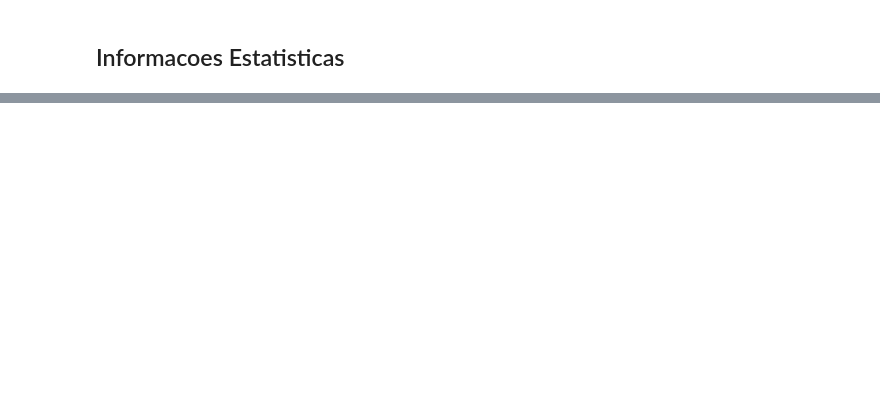
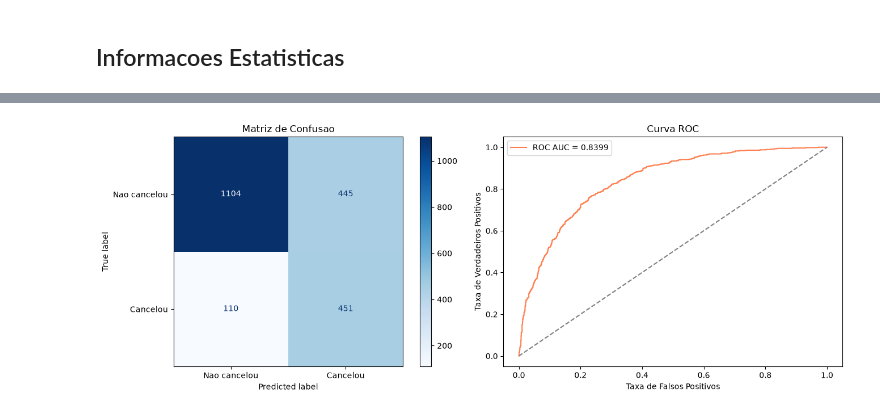
Before and after one commit to Gusta9s/Tech_Challenge_Churn_Prediction, a Jupyter notebook: notebooks/regressao_logistica/historico/V1-Analise_Exploratoria_de_Dados.ipynb, the cells around one changed output, grey strips where cells are left out. Drawn from its saved outputs; the diff is of its cells as text; code cells hidden in the pictures; blank space fills up the shorter version.

Commit message:
feat(V1): Primeiro notebook de testes finalizado

```diff
--- a/notebooks/regressao_logistica/historico/V1-Analise_Exploratoria_de_Dados.ipynb
+++ b/notebooks/regressao_logistica/historico/V1-Analise_Exploratoria_de_Dados.ipynb
@@ -236,0 +412,7 @@ dataframe_de_churn_inicial_colunas_sensiveis_removidas.head(n=100)
+# %%
+X = dataframe_de_churn_missing_values_aplicado.drop(columns=["target"])
+y = dataframe_de_churn_missing_values_aplicado["target"]
+
+X_train, X_test, y_train, y_test = train_test_split(X, y, test_size=0.3, random_state=42)
+
+print(f"X_train: {X_train.shape}, X_test: {X_test.shape}, y_train: {y_train.shape}, y_test: {y_test.shape}")
@@ -236,0 +423,12 @@ dataframe_de_churn_inicial_colunas_sensiveis_removidas.head(n=100)
+# %%
+colunas_para_escalonar = ["meses_como_cliente", "possui_servico_de_internet", "tipo_contrato", "cobranca_mensal", "total_cobrado_durante_trimestre"]
+
+escalonador = StandardScaler()
+
+X_train_escalonado = X_train.copy()
+X_test_escalonado = X_test.copy()
+
+X_train_escalonado[colunas_para_escalonar] = escalonador.fit_transform(X_train[colunas_para_escalonar])
+X_test_escalonado[colunas_para_escalonar] = escalonador.transform(X_test[colunas_para_escalonar])
+
+X_train_escalonado.head(n=100)
@@ -236,0 +451,61 @@ dataframe_de_churn_inicial_colunas_sensiveis_removidas.head(n=100)
+# %%
+modelo_regressao_logistica = LogisticRegression(class_weight=class_weight, random_state=42, max_iter=1000)
+modelo_regressao_logistica.fit(X_train_escalonado, y_train)
+
+y_pred = modelo_regressao_logistica.predict(X_test_escalonado)
+y_proba = modelo_regressao_logistica.predict_proba(X_test_escalonado)[:, 1]
+
+acuracia = accuracy_score(y_test, y_pred)
+precisao = precision_score(y_test, y_pred)
+recall = recall_score(y_test, y_pred)
+f1 = f1_score(y_test, y_pred)
+matriz_confusao = confusion_matrix(y_test, y_pred)
+fpr, tpr, _ = roc_curve(y_test, y_proba)
+roc_auc = roc_auc_score(y_test, y_proba)
+
+print(f"Acuracia: {acuracia:.4f}")
+print(f"Precisao: {precisao:.4f}")
+print(f"Recall: {recall:.4f}")
+print(f"F1-score: {f1:.4f}")
+print(f"ROC AUC: {roc_auc:.4f}")
+print("Matriz de confusao:")
+print(matriz_confusao)
+
+metricas_dir = Path(r"C:\Projetos\FIAP\Fase_1\Tech_Challenge_Churn_Prediction\notebooks\regressao_logistica\historico\metrics")
+metricas_dir.mkdir(parents=True, exist_ok=True)
+
+metricas = {
+    "acuracia": acuracia,
+    "precisao": precisao,
+    "recall": recall,
+    "f1_score": f1,
+    "roc_auc": roc_auc,
+    "matriz_confusao": matriz_confusao.tolist(),
+}
+
+with open(metricas_dir / "metrics.json", "w") as arquivo_metricas:
+    json.dump(metricas, arquivo_metricas, indent=4)
+
+fig, axes = plt.subplots(1, 2, figsize=(14, 5))
+
+ConfusionMatrixDisplay(confusion_matrix=matriz_confusao, display_labels=["Nao cancelou", "Cancelou"]).plot(ax=axes[0], cmap="Blues")
+axes[0].set_title("Matriz de Confusao")
+
+axes[1].plot(fpr, tpr, color="coral", label=f"ROC AUC = {roc_auc:.4f}")
+axes[1].plot([0, 1], [0, 1], linestyle="--", color="gray")
+axes[1].set_xlabel("Taxa de Falsos Positivos")
+axes[1].set_ylabel("Taxa de Verdadeiros Positivos")
+axes[1].set_title("Curva ROC")
+axes[1].legend()
+
+plt.tight_layout()
+plt.show()
+
+resultado_dvc = subprocess.run(
+    ["dvc", "metrics", "show"],
+    cwd=r"C:\Projetos\FIAP\Fase_1\Tech_Challenge_Churn_Prediction",
+    capture_output=True, text=True
+)
+print(resultado_dvc.stdout)
+print(resultado_dvc.stderr)
+# %% [output]
@@ -236,0 +520 @@ dataframe_de_churn_inicial_colunas_sensiveis_removidas.head(n=100)
+[figure, added]
```
Also changed, not shown: parts of 18 cells of this notebook, 7 other files.
